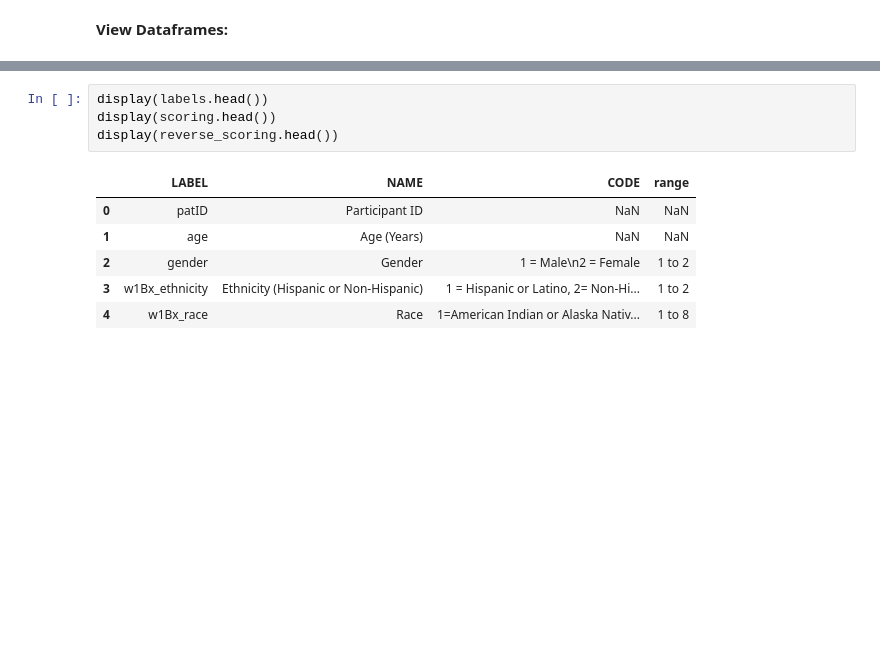
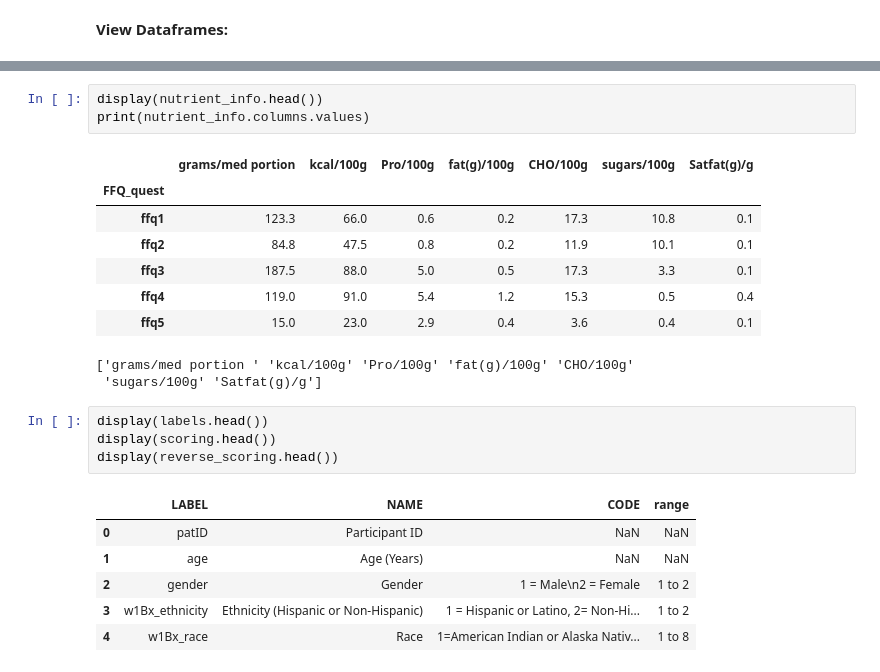
Before and after one commit to niblunc/bbx, a Jupyter notebook: code/notebooks/build_dictionary.ipynb, the cells around one changed output, grey strips where cells are left out. Cells and saved outputs as stored; diff of their text form; blank space fills up the shorter version.

```diff
--- a/code/notebooks/build_dictionary.ipynb
+++ b/code/notebooks/build_dictionary.ipynb
@@ -49,3 +63,16 @@ display(s1_behav.head())
+# %%
+display(nutrient_info.head())
+print(nutrient_info.columns.values)
+# %% [output]
+|  | grams/med portion | kcal/100g | Pro/100g | fat(g)/100g | CHO/100g | sugars/100g | Satfat(g)/g |
+| FFQ_quest |  |  |  |  |  |  |  |
+| ffq1 | 123.3 | 66.0 | 0.6 | 0.2 | 17.3 | 10.8 | 0.1 |
+| ffq2 | 84.8 | 47.5 | 0.8 | 0.2 | 11.9 | 10.1 | 0.1 |
+| ffq3 | 187.5 | 88.0 | 5.0 | 0.5 | 17.3 | 3.3 | 0.1 |
+| ffq4 | 119.0 | 91.0 | 5.4 | 1.2 | 15.3 | 0.5 | 0.4 |
+| ffq5 | 15.0 | 23.0 | 2.9 | 0.4 | 3.6 | 0.4 | 0.1 |
+['grams/med portion ' 'kcal/100g' 'Pro/100g' 'fat(g)/100g' 'CHO/100g'
+ 'sugars/100g' 'Satfat(g)/g']
 # %%
 display(labels.head())
 display(scoring.head())
```
Also changed, not shown: parts of 9 cells of this notebook, 2 other files.
